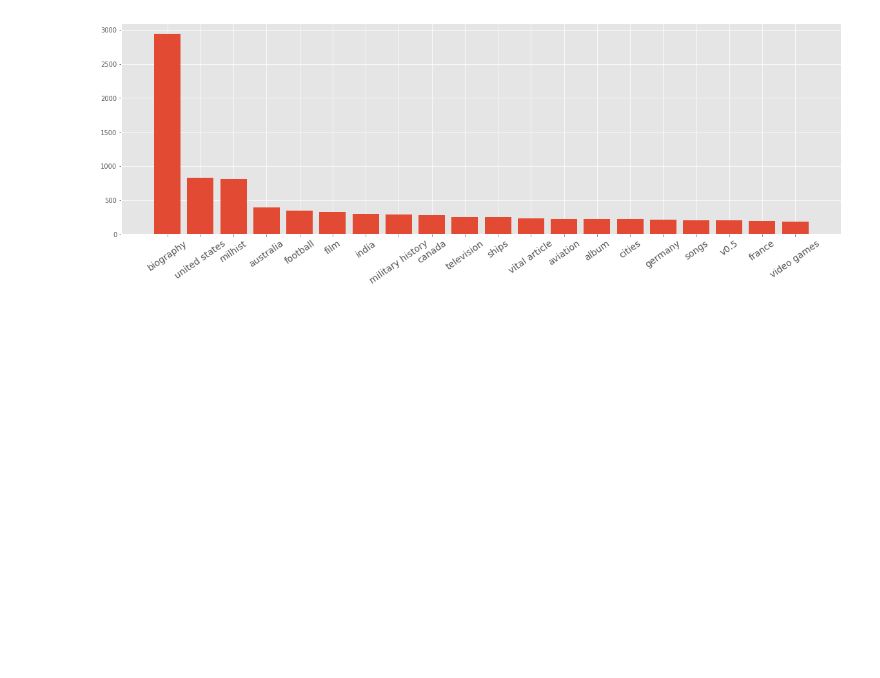
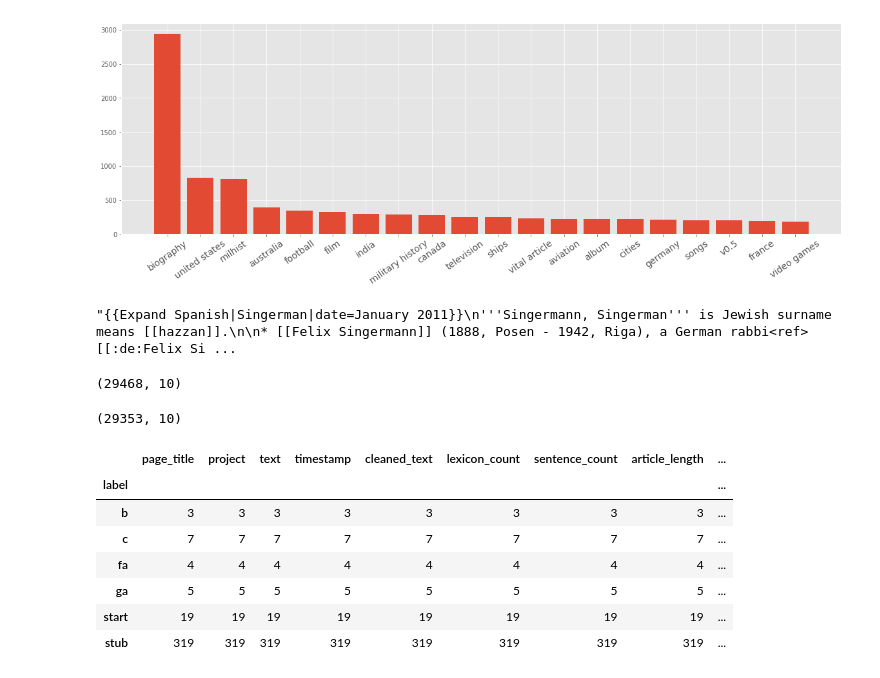
Before and after one commit to Beige-Coffee/Wikipedia-Knowledge-Graph, a Jupyter notebook: EDA/Training_Data_EDA.ipynb, the cells around one changed output. Drawn from its saved outputs; the diff is of its cells as text; code cells hidden in the pictures; blank space fills up the shorter version.

Commit message:
Push EDA on wiki articles (ex: 'fa' articles w/ no text)

```diff
--- a/EDA/Training_Data_EDA.ipynb
+++ b/EDA/Training_Data_EDA.ipynb
@@ -61,0 +131,6 @@ plt.show()
+# %%
+data['cleaned_text'] = data['text'].apply(clean_wiki_markup)
+data['lexicon_count'] = data['cleaned_text'].apply(find_lexicon_count)
+data['sentence_count'] = data['cleaned_text'].apply(find_sentence_count)
+data['article_length'] = data['text'].apply(find_article_length)
+data['num_difficult_words'] = data['cleaned_text'].apply(find_num_difficult_words)
@@ -61,0 +145,32 @@ plt.show()
+# %%
+data['text'][27135]
+# %% [output]
+"{{Expand Spanish|Singerman|date=January 2011}}\n'''Singermann, Singerman''' is Jewish surname means [[hazzan]].\n\n* [[Felix Singermann]] (1888, Posen - 1942, Riga), a German rabbi<ref>[[:de:Felix Si ...
+# %%
+data.shape
+# %% [output]
+(29468, 10)
+# %%
+data = data[data['text'] != ""]
+data = data[data['text'].str.contains("#redirect") == False]
+data = data[data['text'].str.contains("may refer to:\n\n*") == False]
+data = data[data['text'].str.contains("can refer to:\n") == False]
+data = data[data['text'].str.contains("could refer to:\n") == False]
+data = data[data['text'].str.contains("#REDIRECT") == False]
+data = data[data['text'].str.contains("== Matches ==\n:") == False]
+data = data[data['text'].str.contains("{{underconstruction") == False]
+# %%
+data.shape
+# %% [output]
+(29353, 10)
+# %%
+(data[data['sentence_count'] <= 1]).groupby(by='label').count()
+# %% [output]
+|  | page_title | project | text | timestamp | cleaned_text | lexicon_count | sentence_count | article_length | ... |
+| label |  |  |  |  |  |  |  |  | ... |
+| b | 3 | 3 | 3 | 3 | 3 | 3 | 3 | 3 | ... |
+| c | 7 | 7 | 7 | 7 | 7 | 7 | 7 | 7 | ... |
+| fa | 4 | 4 | 4 | 4 | 4 | 4 | 4 | 4 | ... |
+| ga | 5 | 5 | 5 | 5 | 5 | 5 | 5 | 5 | ... |
+| start | 19 | 19 | 19 | 19 | 19 | 19 | 19 | 19 | ... |
+| stub | 319 | 319 | 319 | 319 | 319 | 319 | 319 | 319 | ... |
```
Also changed, not shown: parts of 9 cells of this notebook.
